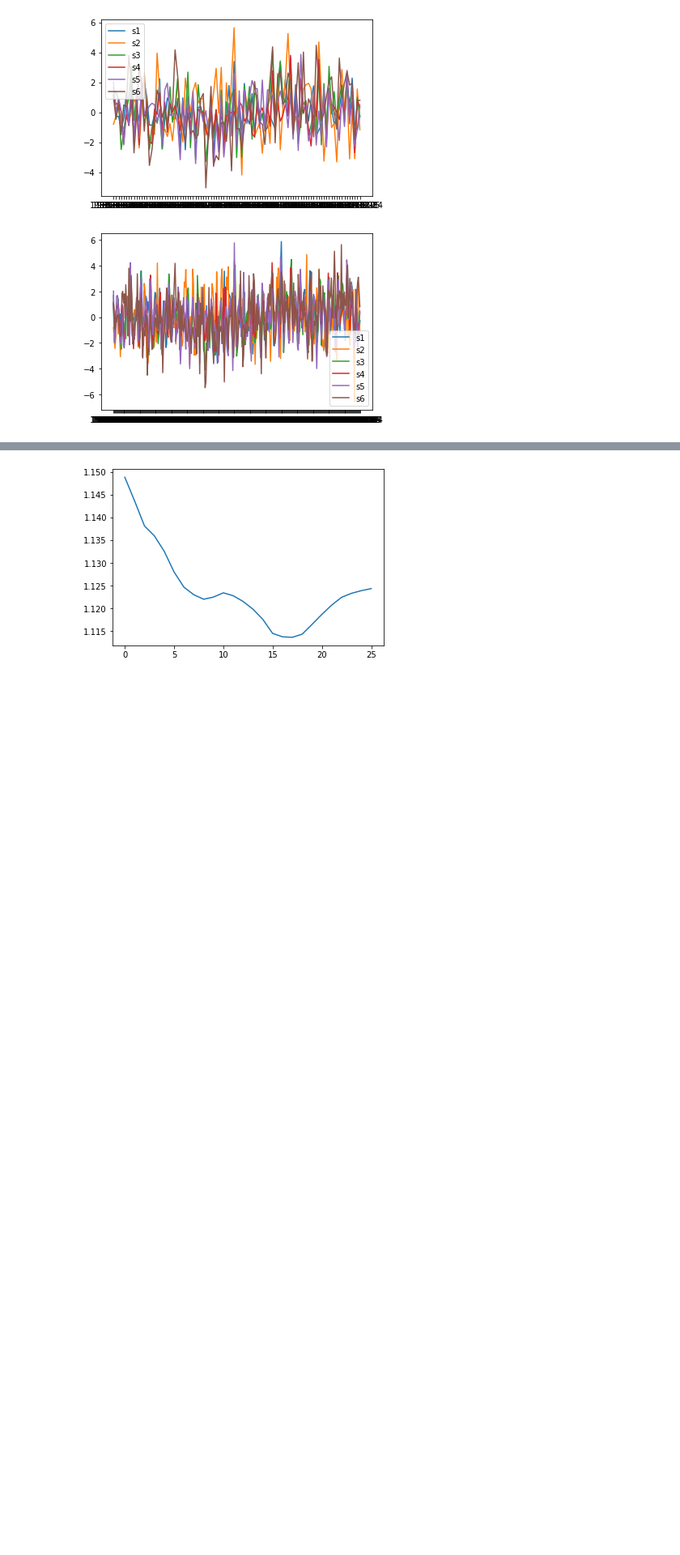
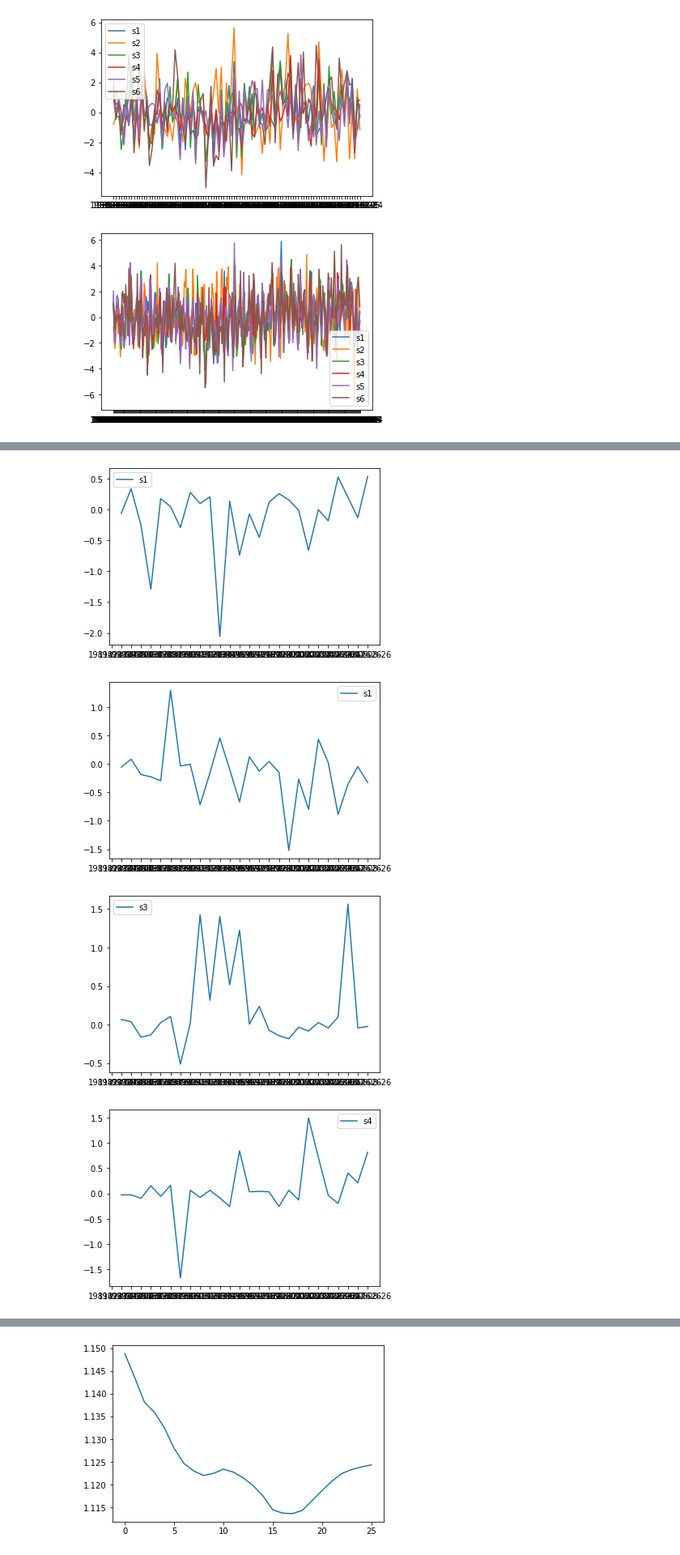
Before and after one commit to BenedettaFrancesconi/GenHack_challenge, a Jupyter notebook: notebooks/Data_Exploration.ipynb, the cells around one changed output, grey strips where cells are left out. Shown at 81% size. Saved outputs shown, nothing was run; the diff lists cells and outputs as text; code cells hidden in the pictures; blank space fills up the shorter version.

```diff
--- a/notebooks/Data_Exploration.ipynb
+++ b/notebooks/Data_Exploration.ipynb
@@ -63,0 +113,36 @@ plt.show()
+# %%
+
+plt.plot(df['dates'][::365],df['s1_diff'][::365], label ='s1')
+
+plt.legend()
+plt.show()
+
+plt.plot(df['dates'][::365],df['s2_diff'][::365], label ='s1')
+
+plt.legend()
+plt.show()
+
+plt.plot(df['dates'][::365],df['s3_diff'][::365], label ='s3')
+
+plt.legend()
+plt.show()
+
+plt.plot(df['dates'][::365],df['s4_diff'][::365], label ='s4')
+
+plt.legend()
+plt.show()
+
+plt.plot(df['dates'][::365],df['s5_diff'][::365], label ='s5')
+
+plt.legend()
+plt.show()
+
+plt.plot(df['dates'][::365],df['s6_diff'][::365], label ='s6')
+
+plt.legend()
+plt.show()
+# %% [output]
+[figure, added]
+[figure, added]
+[figure, added]
+[figure, added]
```
Also changed, not shown: parts of 13 cells of this notebook.
